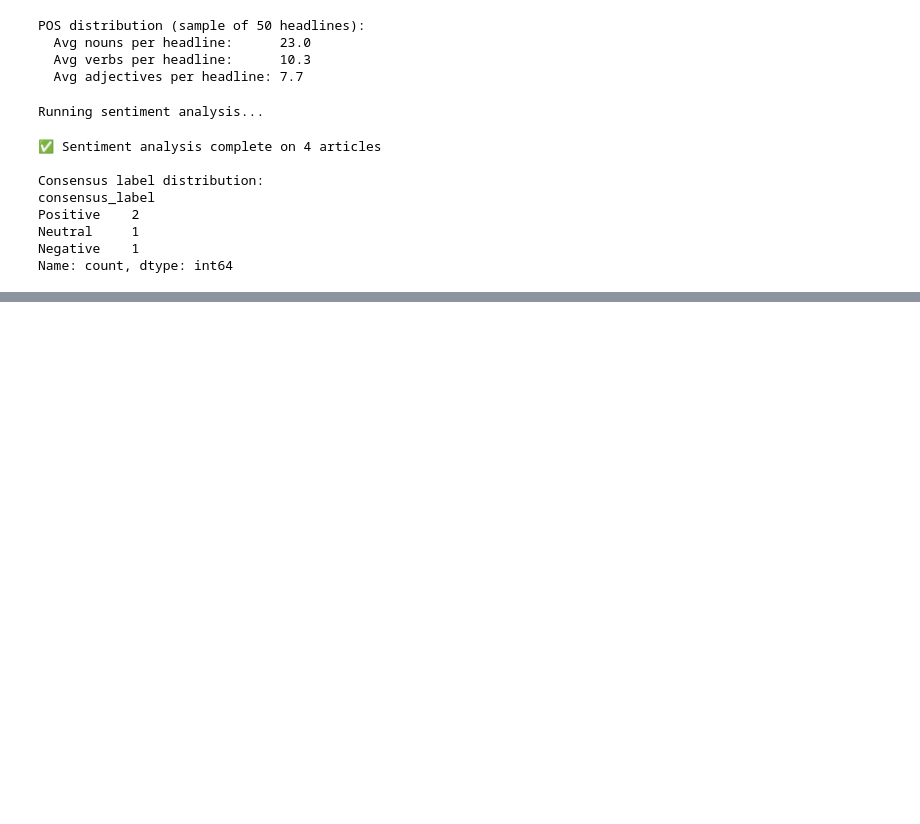
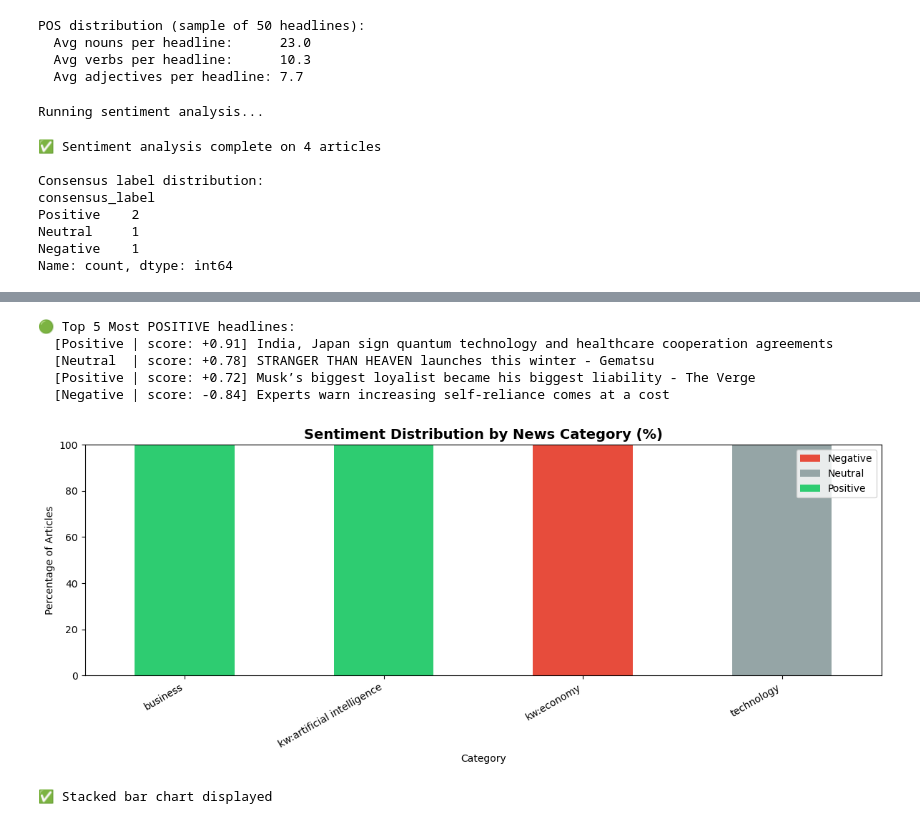
Before and after one commit to Jaison1996/gen-AI, a Jupyter notebook: nlp.ipynb, the cells around one changed output, grey strips where cells are left out. Saved outputs shown, nothing was run; the diff lists cells and outputs as text; code cells hidden in the pictures; blank space fills up the shorter version.

```diff
--- a/nlp.ipynb
+++ b/nlp.ipynb
@@ -471,0 +490,31 @@ Name: count, dtype: int64
+# %%
+print("🟢 Top 5 Most POSITIVE headlines:")
+for _, row in display_df.head(5).iterrows():
+   print(f"  [{row['consensus_label']:8s} | score: {row['vader_compound']:+.2f}] {row['title'][:80]}")
+# %% [output]
+🟢 Top 5 Most POSITIVE headlines:
+  [Positive | score: +0.91] India, Japan sign quantum technology and healthcare cooperation agreements
+  [Neutral  | score: +0.78] STRANGER THAN HEAVEN launches this winter - Gematsu
+  [Positive | score: +0.72] Musk’s biggest loyalist became his biggest liability - The Verge
+  [Negative | score: -0.84] Experts warn increasing self-reliance comes at a cost
+# %%
+# ── Visualize 1: Sentiment distribution by category ──────────────
+COLOR_MAP = {"Positive": "#2ecc71", "Neutral": "#95a5a6", "Negative": "#e74c3c"}
+cat_sentiment = df.groupby(["category", "consensus_label"]).size().unstack(fill_value=0)
+cat_sentiment_pct = cat_sentiment.div(cat_sentiment.sum(axis=1), axis=0) * 100
+# %%
+ax = cat_sentiment_pct.plot(
+   kind='bar', stacked=True, figsize=(12, 5),
+   color=[COLOR_MAP.get(c, '#cccccc') for c in cat_sentiment_pct.columns]
+)
+plt.title("Sentiment Distribution by News Category (%)", fontsize=14, fontweight='bold')
+plt.xlabel("Category")
+plt.ylabel("Percentage of Articles")
+plt.xticks(rotation=30, ha='right')
+plt.legend(loc='upper right')
+plt.tight_layout()
+plt.show()
+print("✅ Stacked bar chart displayed")
+# %% [output]
+[figure, added]
+✅ Stacked bar chart displayed
```
Also changed, not shown: parts of 10 cells of this notebook.
